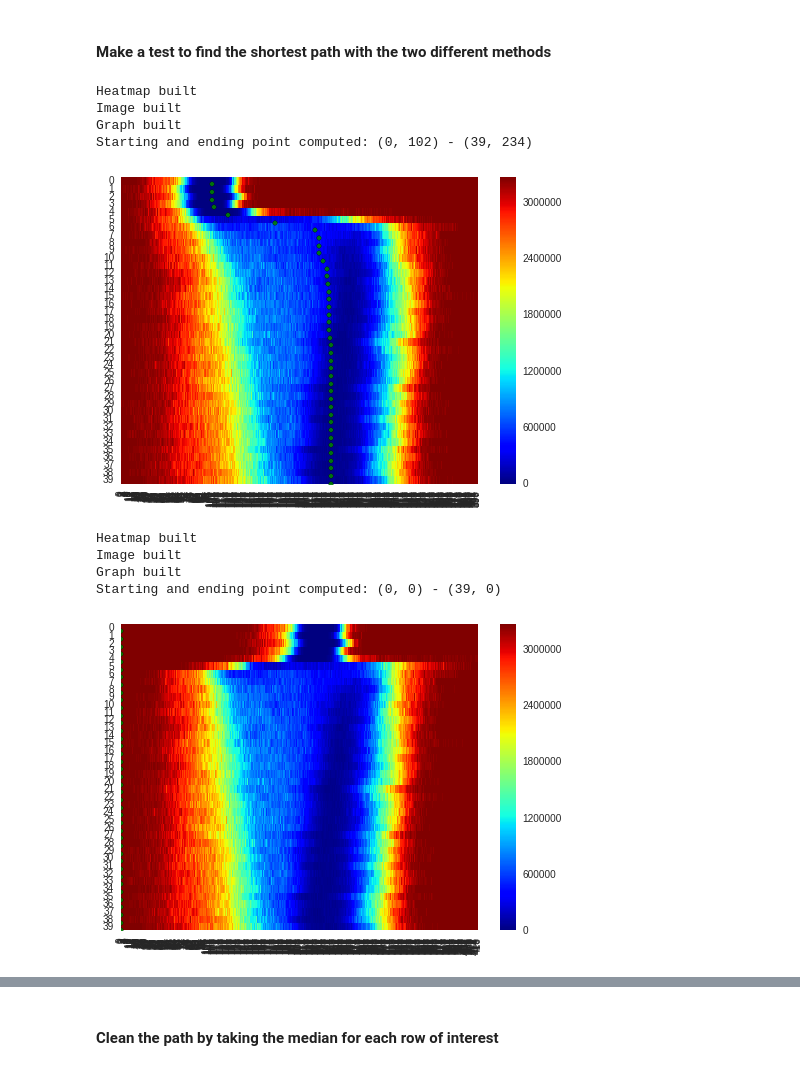
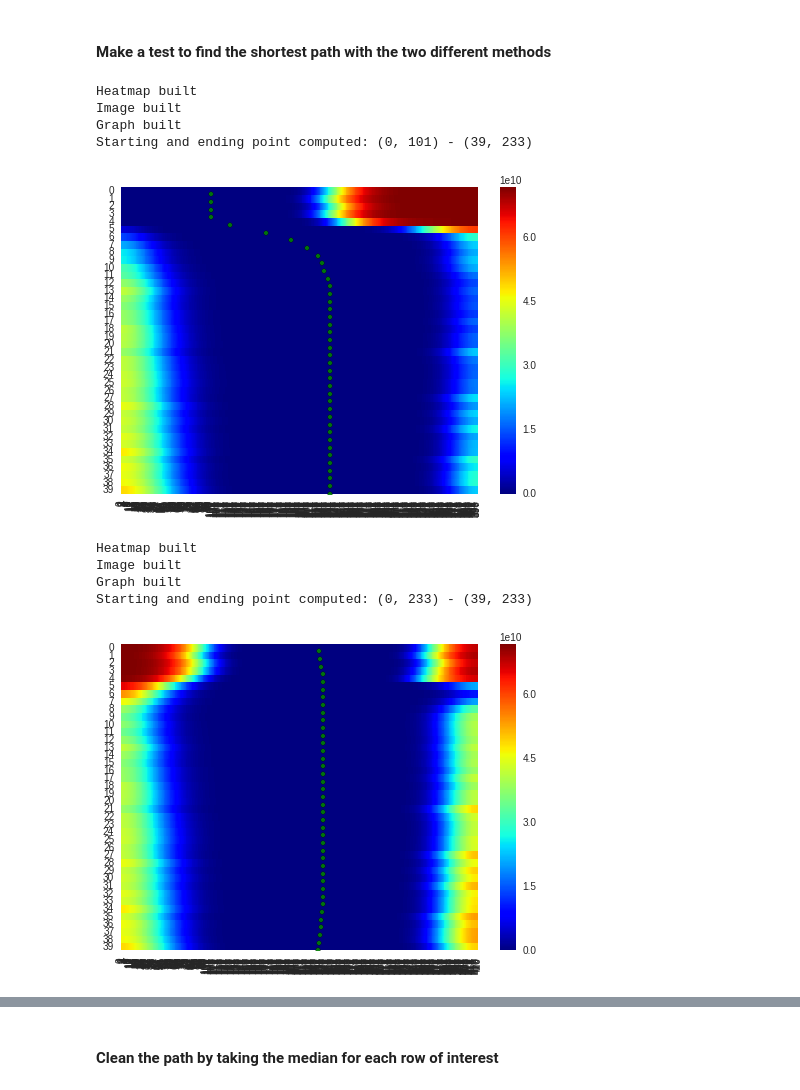
Before and after one commit to I2Cvb/prostate, a Jupyter notebook: notebook/normalisation-dce.ipynb, the cells around one changed output, grey strips where cells are left out. Cells and saved outputs as stored; diff of their text form; code cells hidden in the pictures.

```diff
--- a/notebook/normalisation-dce.ipynb
+++ b/notebook/normalisation-dce.ipynb
@@ -166,6 +166,7 @@ def build_heatmap(patient):
 #### Function to build graph from an image
 # %%
 def build_graph(im, alpha):
+    from scipy.sparse import coo_matrix
 
     graph = np.empty((im.size, im.size), dtype=float)
 
@@ -185,7 +186,7 @@ def build_graph(im, alpha):
         graph[y, p_1] = alpha*edge_val
         graph[y, p_2] = (1.-alpha)*edge_val
 
-    return graph
+    return coo_matrix(graph)
 # %% [markdown]
 #### Function to find shortest-like path
 # %%
@@ -197,7 +198,7 @@ def short_path_depend(graph, image, start, end, short_path_type):
 
         # Call the function from skimage
         indices, weight = route_through_array(image, start, end, geometric=True)
-        path_list = np.array(indices).T
+        path_list = np.array(indices)
 
     # Or we can use the scipy shortest_path
     elif(short_path_type == 'shortest-path'):
@@ -283,19 +284,27 @@ ax = sns.heatmap(build_heatmap(patient_list[pat_vis]), cmap="jet")
 # %% [markdown]
 #### Make a test to find the shortest path with the two different methods
 # %%
+from scipy.ndimage.filters import gaussian_filter1d
+from skimage import img_as_float
+
+param_alpha = .99
+param_std = 50.
+param_exp = 25
+
 # Build the heatmap from the data
 heatmap = build_heatmap(patient_list[pat_vis])
+heatmap = gaussian_filter1d(heatmap, param_std, axis=1)
 print 'Heatmap built'
 # Build the conjugate map
+#heatmap = np.exp(param_exp * heatmap)
 image = 1. - (heatmap / np.max(heatmap))
 # Compute the exponential map to increase highly the difference
-image = np.exp(15*image)
+image = img_as_float(np.exp(param_exp * image))
+#image = np.log10(1. + param_exp * image)
 print 'Image built'
 
 # Build the graph from the image
-graph = build_graph(image, 0.5)
-from scipy.sparse import coo_matrix
-graph = coo_matrix(graph)
+graph = build_graph(image, param_alpha)
 print 'Graph built'
 
 # Compute the shortest path
@@ -303,10 +312,13 @@ print 'Graph built'
 def median_serie(patient, serie):
     return np.median(patient.data[:, serie], axis=0)
 
+### Find the offset
+offset = int(np.min(patient_list[pat_vis].min_int_serie))
+
 start = (0,
-         int(np.ravel(median_serie(patient_list[pat_vis], 0))[0]))
+         int(np.ravel(median_serie(patient_list[pat_vis], 0))[0] - offset))
 end = (np.size(heatmap, 0) - 1,
-       int(np.ravel(median_serie(patient_list[pat_vis], np.size(heatmap, 0) - 1))[0]))
+       int(np.ravel(median_serie(patient_list[pat_vis], np.size(heatmap, 0) - 1))[0] - offset))
 print 'Starting and ending point computed: {} - {}'.format(start, end)
 
 # Call the algorithm to fing the shortest path
@@ -317,49 +329,59 @@ ax = sns.heatmap(image, cmap="jet")
 sns.plt.scatter(path_idx[:, 1], 39 - path_idx[:, 0], label='mean', c='green', alpha=0.9)
 plt.show()
 
+# Remove the offset to the data
+path_idx[:, 1] += offset
+
 shift_estimator(patient_list[pat_vis], path_idx[:, 1])
 
 # Build the heatmap from the data
 heatmap = build_heatmap(patient_list[pat_vis])
+heatmap = gaussian_filter1d(heatmap, param_std, axis=1)
 print 'Heatmap built'
 # Build the conjugate map
+#heatmap = np.exp(param_exp * heatmap)
 image = 1. - (heatmap / np.max(heatmap))
 # Compute the exponential map to increase highly the difference
-image = np.exp(15*image)
+image = img_as_float(np.exp(param_exp * image))
 print 'Image built'
 
 # Build the graph from the image
-graph = build_graph(image, 0.5)
-from scipy.sparse import coo_matrix
-graph = coo_matrix(graph)
+graph = build_graph(image, param_alpha)
 print 'Graph built'
 
 # Compute the shortest path
-### Find the starting and ending point of the map
-def median_serie(patient, serie):
-    return np.median(patient.data[:, serie], axis=0)
+### Find the offset
+offset = int(np.min(patient_list[pat_vis].min_int_serie))
 
-start = (0,
-         int(np.ravel(median_serie(patient_list[pat_vis], 0))[0]))
-end = (np.size(heatmap, 0) - 1,
-       int(np.ravel(median_serie(patient_list[pat_vis], np.size(heatmap, 0) - 1))[0]))
+start = (0, -offset)
+end = (np.size(heatmap, 0) - 1, -offset)
 print 'Starting and ending point computed: {} - {}'.format(start, end)
 
 # Call the algorithm to fing the shortest path
-path_idx = short_path_depend(graph, image, start, end, 'shortest-path')
+path_idx = short_path_depend(graph, image, start, end, 'route-through-array')
 
 plt.figure()
 ax = sns.heatmap(image, cmap="jet")
 sns.plt.scatter(path_idx[:, 1], 39 - path_idx[:, 0], label='mean', c='green', alpha=0.9)
 plt.show()
+
+# Remove the offset to the data
+path_idx[:, 1] += offset
+
+shift_estimator(patient_list[pat_vis], path_idx[:, 1])
+
+# Plot the final results
+plt.figure()
+ax = sns.heatmap(build_heatmap(patient_list[pat_vis]), cmap="jet")
+plt.show()
 # %% [output]
 Heatmap built
 Image built
 Graph built
-Starting and ending point computed: (0, 102) - (39, 234)
+Starting and ending point computed: (0, 101) - (39, 233)
-[figure, old version]
+[figure, new version]
 Heatmap built
 Image built
 Graph built
-Starting and ending point computed: (0, 0) - (39, 0)
+Starting and ending point computed: (0, 233) - (39, 233)
-[figure, old version]
+[figure, new version]
```
Also changed, not shown: parts of 2 cells of this notebook.
